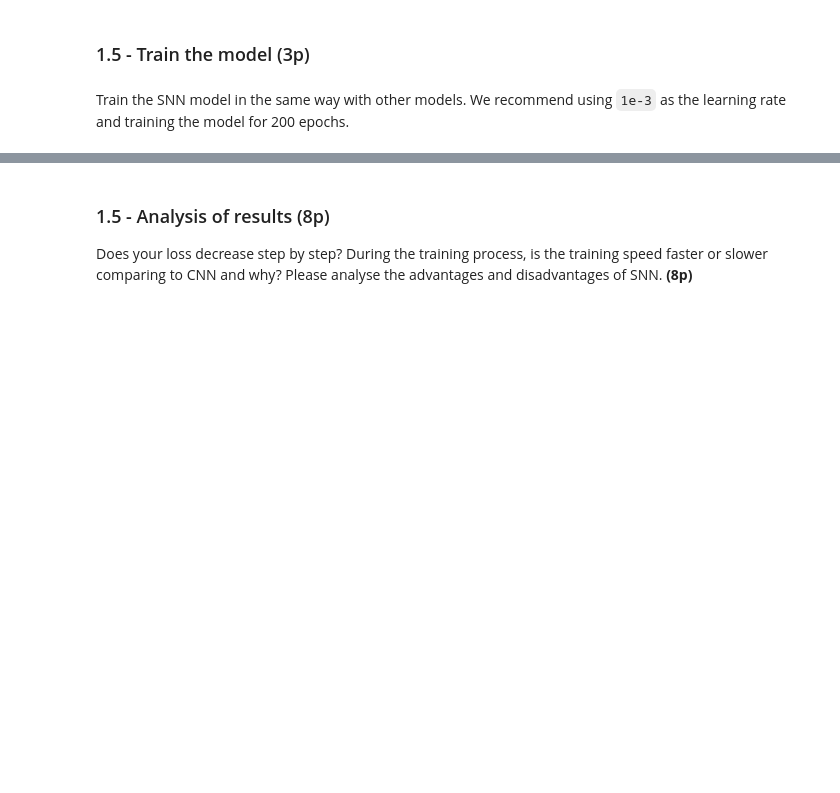
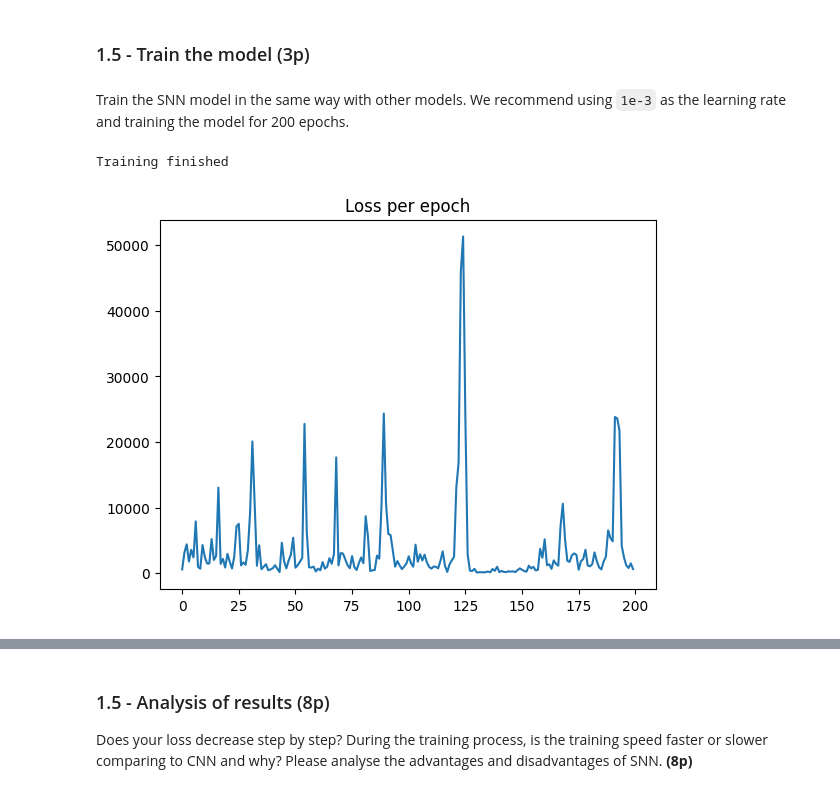
Before and after one commit to JasperBoogers/ics-pa-sv, a Jupyter notebook: assignment/problem_1/task_1b_train_NN.ipynb, the cells around one changed output, grey strips where cells are left out. Cells and saved outputs as stored; diff of their text form; code cells hidden in the pictures; blank space fills up the shorter version.

Commit message:
finish all training of pt1

```diff
--- a/assignment/problem_1/task_1b_train_NN.ipynb
+++ b/assignment/problem_1/task_1b_train_NN.ipynb
@@ -962,3 +1239,46 @@ if not AUTOGRADING:
+# %%
+onp.random.seed(42)
+torch.manual_seed(42)
+if not AUTOGRADING:
+    """TASK 1.5: TRAIN MODEL HERE"""
+    from tqdm.auto import tqdm
+
+    losses = []
+
+    for epoch in tqdm(range(num_epochs)):
+        # load data
+        for data_in, data_label in train_loader_snn:
+            # do prediction
+            pred = model_snn(data_in)
+
+            # calculate loss
+            loss = loss_fn(pred, data_label.float())
+            losses.append(loss.item())
+            # calculate gradients
+            optimizer.zero_grad()
+            loss.backward()
+
+            # take step
+            optimizer.step()
+
+
+    print("Training finished")
+    """TASK 1.5: END"""
+# %% [output]
+Training finished
+# %%
+import matplotlib.pyplot as plt
+
+
+loss_split = np.array_split(losses, num_epochs)
+avg_loss = [np.mean(x) for x in loss_split]
+
+plt.figure()
+plt.plot(range(num_epochs), avg_loss)
+plt.title("Loss per epoch")
+plt.show()
+# %% [output]
+[figure, added]
 # %%
 # Evaluate the SNN model with test data
 if not AUTOGRADING:
```
Also changed, not shown: parts of 20 cells of this notebook, 7 other files.
